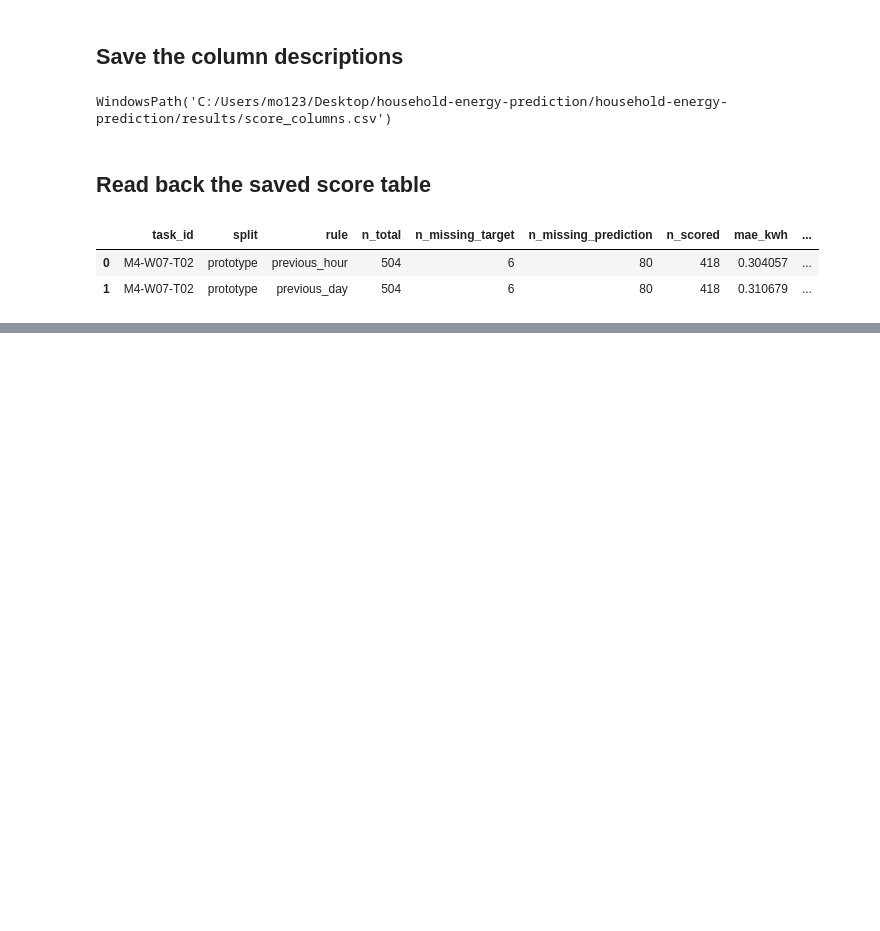
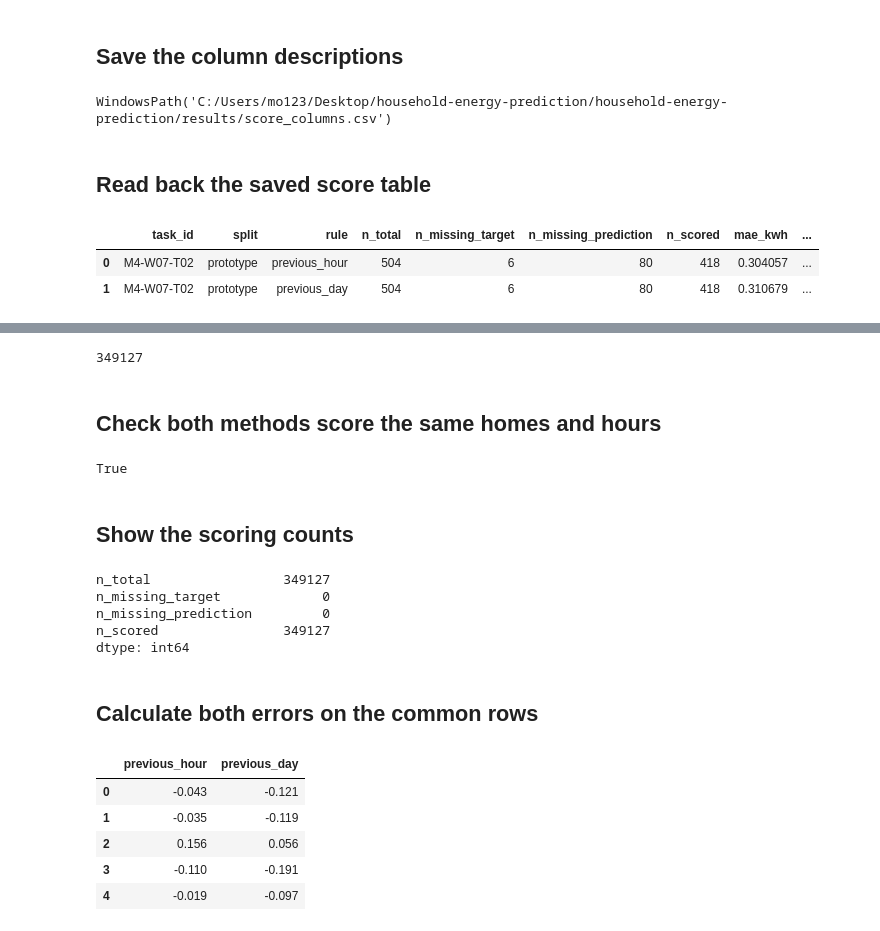
Before and after one commit to Fadhlallah-Almohammed/household-energy-prediction, a Jupyter notebook: notebooks/M4/calculate_prediction_errors.ipynb, the cells around one changed output, grey strips where cells are left out. Cells and saved outputs as stored; diff of their text form; code cells hidden in the pictures; blank space fills up the shorter version.

```diff
--- a/notebooks/M4/calculate_prediction_errors.ipynb
+++ b/notebooks/M4/calculate_prediction_errors.ipynb
@@ -329,0 +336,5 @@ pd.read_csv(scores_path)
+# %%
+val_prediction_path = PROJECT_ROOT / "results/validation_predictions.csv"
+val = pd.read_csv(val_prediction_path)
+val["target_hour"] = pd.to_datetime(val["target_hour"], utc=True)
+val["period"].unique(), len(val), val["LCLid"].nunique()
@@ -329,0 +345,5 @@ pd.read_csv(scores_path)
+# %%
+val_missing_target = val["actual_kwh"].isna()
+val_missing_prediction = ~val_missing_target & val[["pred_prev_hour",
+    "pred_prev_day"]].isna().any(axis=1)
+val_missing_target.sum(), val_missing_prediction.sum()
@@ -329,0 +354,40 @@ pd.read_csv(scores_path)
+# %%
+val_valid = ~val_missing_target & ~val_missing_prediction
+val_used = val[val_valid]
+len(val_used)
+# %% [output]
+349127
+# %% [markdown]
+## Check both methods score the same homes and hours
+# %%
+hour_keys = val_used.loc[val_used["pred_prev_hour"].notna(), ["LCLid", "target_hour"]]
+day_keys = val_used.loc[val_used["pred_prev_day"].notna(), ["LCLid", "target_hour"]]
+hour_keys.reset_index(drop=True).equals(day_keys.reset_index(drop=True))
+# %% [output]
+True
+# %% [markdown]
+## Show the scoring counts
+# %%
+val_counts = pd.Series({"n_total": len(val), "n_missing_target": val_missing_target.sum(),
+                        "n_missing_prediction": val_missing_prediction.sum(), "n_scored": val_valid.sum()})
+val_counts
+# %% [output]
+n_total                 349127
+n_missing_target             0
+n_missing_prediction         0
+n_scored                349127
+dtype: int64
+# %% [markdown]
+## Calculate both errors on the common rows
+# %%
+val_errors = pd.DataFrame({
+    "previous_hour": val_used["actual_kwh"] - val_used["pred_prev_hour"],
+    "previous_day": val_used["actual_kwh"] - val_used["pred_prev_day"]})
+val_errors.head()
+# %% [output]
+|  | previous_hour | previous_day |
+| 0 | -0.043 | -0.121 |
+| 1 | -0.035 | -0.119 |
+| 2 | 0.156 | 0.056 |
+| 3 | -0.110 | -0.191 |
+| 4 | -0.019 | -0.097 |
```
Also changed, not shown: parts of 16 cells of this notebook, 3 other files.
